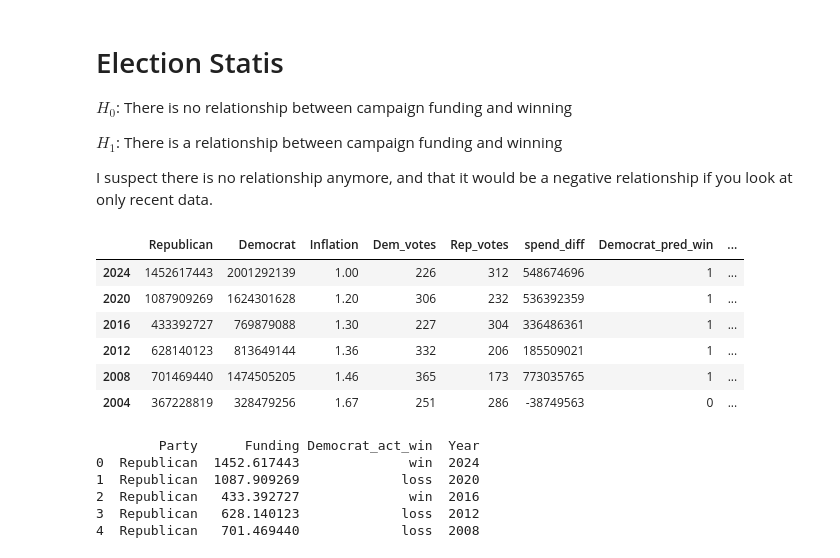
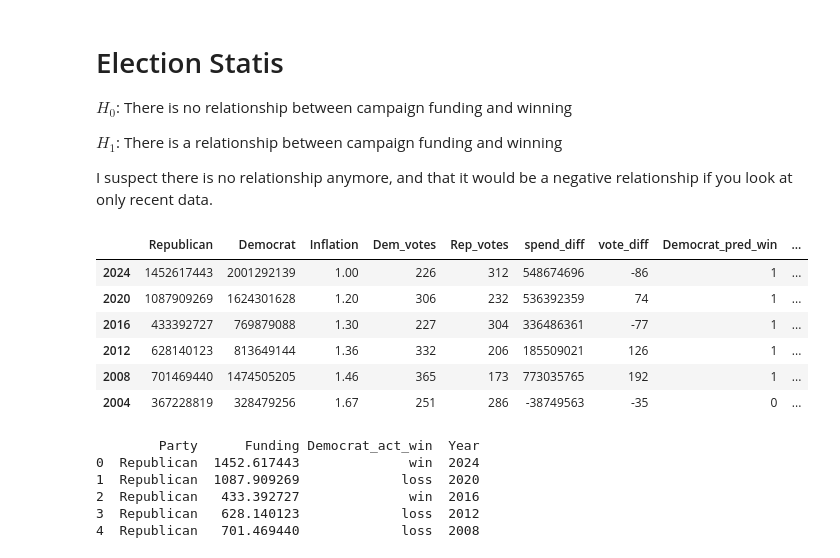
Before and after one commit to thansen0/election-p-value, a Jupyter notebook: election.ipynb, the cells around one changed output. Cells and saved outputs as stored; diff of their text form; code cells hidden in the pictures.

```diff
--- a/election.ipynb
+++ b/election.ipynb
@@ -12,30 +12,33 @@ import pandas as pd
 from scipy.stats import chisquare
 import seaborn as sns
 # %%
+# Inflation data from here, starting in Jan for each year https://www.bls.gov/data/inflation_calculator.htm
+
 elfd = pd.DataFrame(
     {"Republican" : [1452617443, 1087909269, 433392727, 628140123,  701469440, 367228819],
      "Democrat"   : [2001292139, 1624301628, 769879088, 813649144, 1474505205, 328479256],
      "Inflation"  : [         1,       1.20,      1.30,      1.36,       1.46,      1.67], # 1.83 for 2000
      "Dem_votes"  : [       226,        306,       227,       332,        365,       251],
      "Rep_votes"  : [       312,        232,       304,       206,        173,       286]},
       index =             [2024,       2020,      2016,      2012,       2008,      2004]
 )
 
 elfd["spend_diff"] = elfd["Democrat"] - elfd["Republican"]
+elfd["vote_diff"] = elfd["Dem_votes"] - elfd["Rep_votes"]
 
 # 1 == win, 0 == loss
 elfd["Democrat_pred_win"] = np.where(elfd["Democrat"] > elfd["Republican"], 1, 0)
 elfd["Democrat_act_win"]  = np.where(elfd["Dem_votes"] > elfd["Rep_votes"], 1, 0)
 
 elfd
 # %% [output]
-|  | Republican | Democrat | Inflation | Dem_votes | Rep_votes | spend_diff | Democrat_pred_win | ... |
-| 2024 | 1452617443 | 2001292139 | 1.00 | 226 | 312 | 548674696 | 1 | ... |
-| 2020 | 1087909269 | 1624301628 | 1.20 | 306 | 232 | 536392359 | 1 | ... |
-| 2016 | 433392727 | 769879088 | 1.30 | 227 | 304 | 336486361 | 1 | ... |
-| 2012 | 628140123 | 813649144 | 1.36 | 332 | 206 | 185509021 | 1 | ... |
-| 2008 | 701469440 | 1474505205 | 1.46 | 365 | 173 | 773035765 | 1 | ... |
-| 2004 | 367228819 | 328479256 | 1.67 | 251 | 286 | -38749563 | 0 | ... |
+|  | Republican | Democrat | Inflation | Dem_votes | Rep_votes | spend_diff | vote_diff | Democrat_pred_win | ... |
+| 2024 | 1452617443 | 2001292139 | 1.00 | 226 | 312 | 548674696 | -86 | 1 | ... |
+| 2020 | 1087909269 | 1624301628 | 1.20 | 306 | 232 | 536392359 | 74 | 1 | ... |
+| 2016 | 433392727 | 769879088 | 1.30 | 227 | 304 | 336486361 | -77 | 1 | ... |
+| 2012 | 628140123 | 813649144 | 1.36 | 332 | 206 | 185509021 | 126 | 1 | ... |
+| 2008 | 701469440 | 1474505205 | 1.46 | 365 | 173 | 773035765 | 192 | 1 | ... |
+| 2004 | 367228819 | 328479256 | 1.67 | 251 | 286 | -38749563 | -35 | 0 | ... |
 # %%
 ndf = pd.melt(elfd).head(12).rename(columns={"variable": "Party"}).rename(columns={"value": "Funding"})
 ndf["Funding"] = ndf["Funding"] / 1000000 # In millions now
```
Also changed, not shown: parts of 15 cells of this notebook.
